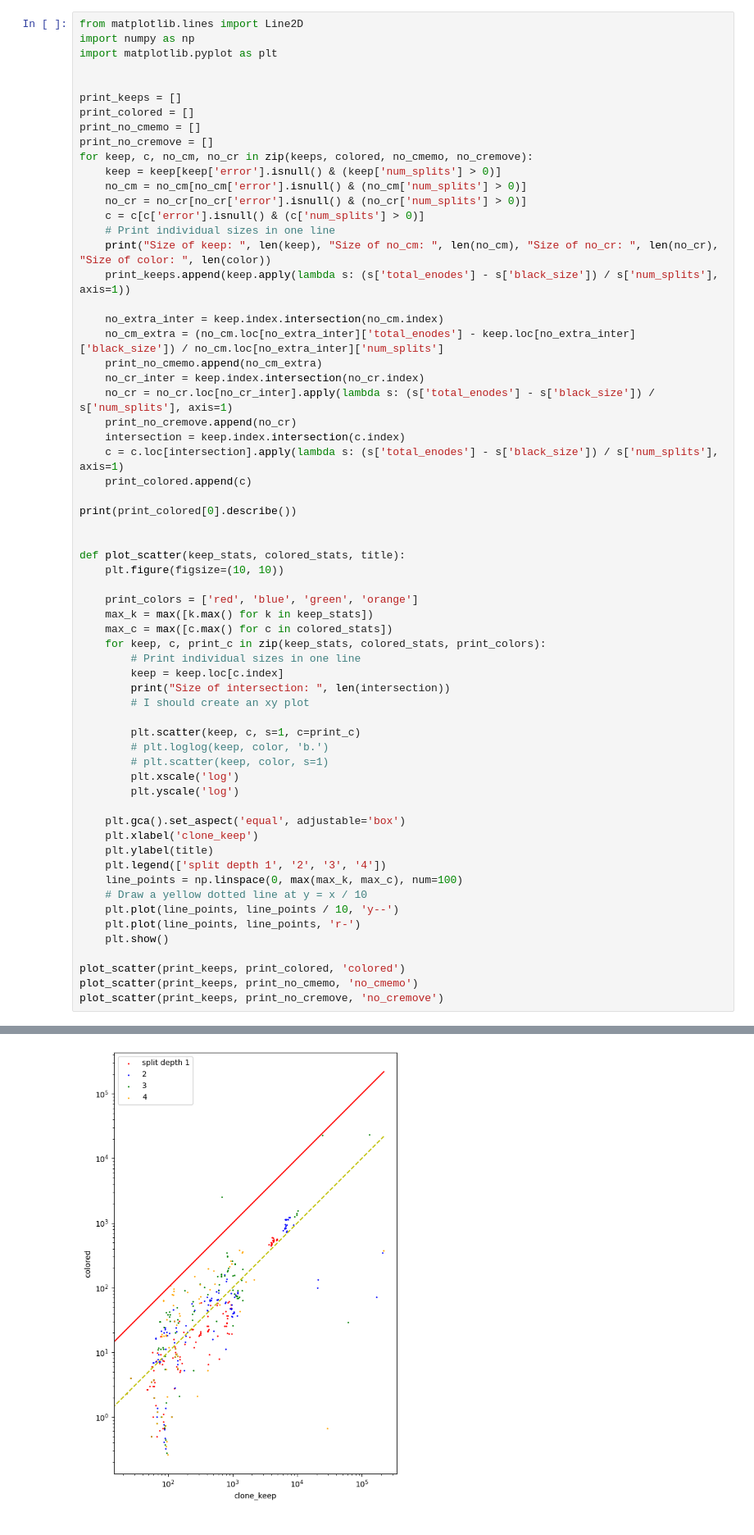
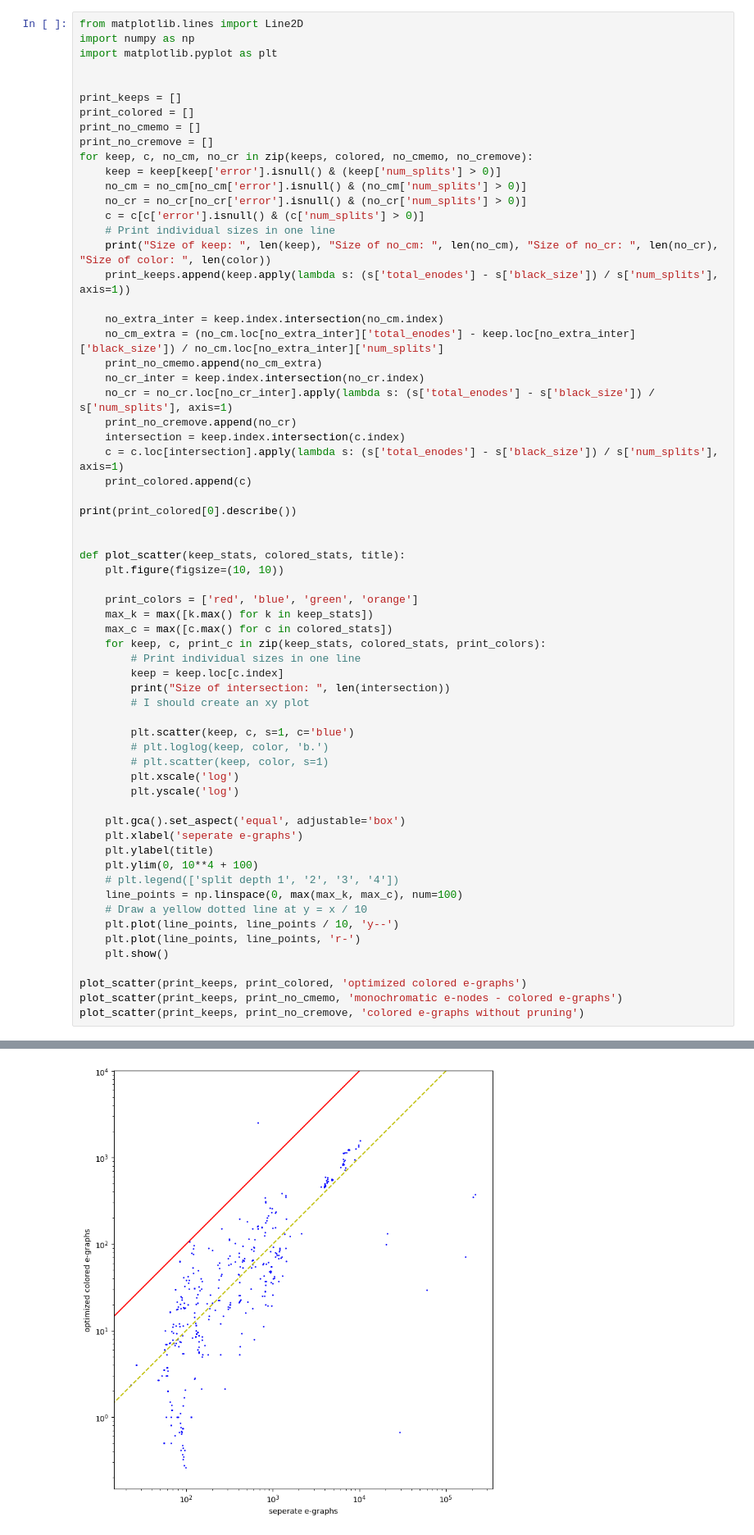
Before and after one commit to eytans/TheSy, a Jupyter notebook: experiments/cvc4_newth_alltogether/process_results.ipynb, the cells around one changed output, grey strips where cells are left out. Shown at 82% size. Drawn from its saved outputs; the diff is of its cells as text.

```diff
--- a/experiments/cvc4_newth_alltogether/process_results.ipynb
+++ b/experiments/cvc4_newth_alltogether/process_results.ipynb
@@ -287,44 +287,45 @@ def plot_scatter(keep_stats, colored_stats, title):
         print("Size of intersection: ", len(intersection))
         # I should create an xy plot
 
-        plt.scatter(keep, c, s=1, c=print_c)
+        plt.scatter(keep, c, s=1, c='blue')
         # plt.loglog(keep, color, 'b.')
         # plt.scatter(keep, color, s=1)
         plt.xscale('log')
         plt.yscale('log')
 
     plt.gca().set_aspect('equal', adjustable='box')
-    plt.xlabel('clone_keep')
+    plt.xlabel('seperate e-graphs')
     plt.ylabel(title)
-    plt.legend(['split depth 1', '2', '3', '4'])
+    plt.ylim(0, 10**4 + 100)
+    # plt.legend(['split depth 1', '2', '3', '4'])
     line_points = np.linspace(0, max(max_k, max_c), num=100)
     # Draw a yellow dotted line at y = x / 10
     plt.plot(line_points, line_points / 10, 'y--')
     plt.plot(line_points, line_points, 'r-')
     plt.show()
 
-plot_scatter(print_keeps, print_colored, 'colored')
-plot_scatter(print_keeps, print_no_cmemo, 'no_cmemo')
-plot_scatter(print_keeps, print_no_cremove, 'no_cremove')
+plot_scatter(print_keeps, print_colored, 'optimized colored e-graphs')
+plot_scatter(print_keeps, print_no_cmemo, 'monochromatic e-nodes - colored e-graphs')
+plot_scatter(print_keeps, print_no_cremove, 'colored e-graphs without pruning')
 # %% [output]
 Size of keep:  125 Size of no_cm:  121 Size of no_cr:  123 Size of color:  34
 Size of keep:  122 Size of no_cm:  70 Size of no_cr:  123 Size of color:  34
 Size of keep:  99 Size of no_cm:  43 Size of no_cr:  106 Size of color:  34
 Size of keep:  94 Size of no_cm:  35 Size of no_cr:  74 Size of color:  34
 count    124.000000
 mean     117.627633
 std      204.453385
 min        0.000000
 25%        5.875000
 50%       18.263889
 75%       53.312500
 max      599.250000
 dtype: float64
 Size of intersection:  68
 Size of intersection:  68
 Size of intersection:  68
 Size of intersection:  68
-[figure, old version]
+[figure, new version]
 Size of intersection:  68
 Size of intersection:  68
 Size of intersection:  68
```
Also changed, not shown: parts of 6 cells of this notebook, 4 other files.
